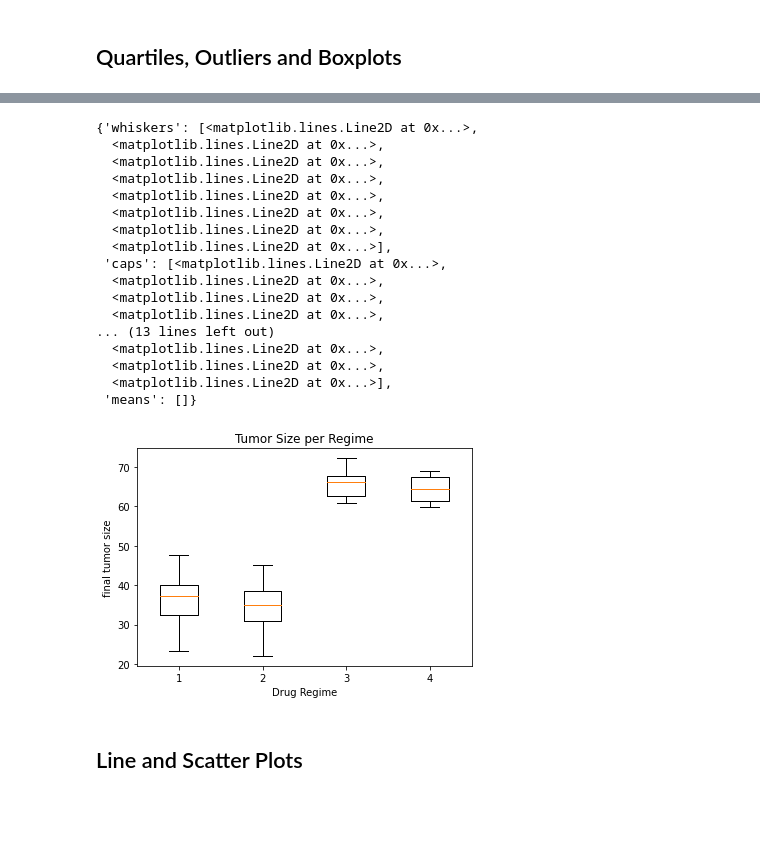
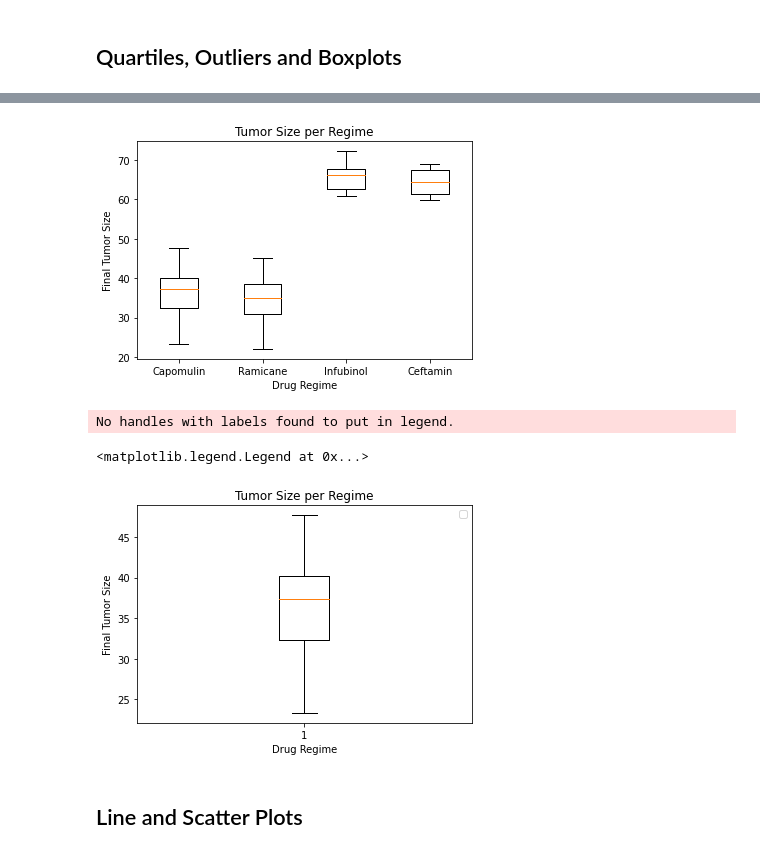
Before and after one commit to scavazos4/Pymaceuticals-challenge, a Jupyter notebook: Pymaceuticals/pymaceuticals_starter.ipynb, the cells around one changed output, grey strips where cells are left out. Drawn from its saved outputs; the diff is of its cells as text; code cells hidden in the pictures; blank space fills up the shorter version.

Commit message:
box plot and start of quartiles

```diff
--- a/Pymaceuticals/pymaceuticals_starter.ipynb
+++ b/Pymaceuticals/pymaceuticals_starter.ipynb
@@ -140,10 +140,10 @@ totalMicePie
 
 # Start by getting the last (greatest) timepoint for each mouse
 lastMiceTime = cleanMice.loc[cleanMice["Timepoint"]== 45,:]
-capDrugs = lastMiceTime.loc[lastMiceTime["Drug Regimen"]=="Capomulin", :]
-ramDrugs =lastMiceTime.loc[lastMiceTime["Drug Regimen"]=="Ramicane", :]
-infDrugs = lastMiceTime.loc[lastMiceTime["Drug Regimen"]=="Infubinol", :]
-cefDrugs = lastMiceTime.loc[lastMiceTime["Drug Regimen"]=="Ceftamin", :]
+capDrugsRaw = lastMiceTime.loc[lastMiceTime["Drug Regimen"]=="Capomulin", :]
+ramDrugsRaw =lastMiceTime.loc[lastMiceTime["Drug Regimen"]=="Ramicane", :]
+infDrugsRaw = lastMiceTime.loc[lastMiceTime["Drug Regimen"]=="Infubinol", :]
+cefDrugsRaw = lastMiceTime.loc[lastMiceTime["Drug Regimen"]=="Ceftamin", :]
 
 fourDrugsMice = pd.concat([capDrugs, ramDrugs, infDrugs, cefDrugs])
 
@@ -167,18 +166,17 @@ fourDrugsMice
 # %%
 # Put treatments into a list for for loop (and later for plot labels)
-capDrugs = capDrugs["Tumor Volume (mm3)"]
+capDrugs = capDrugsRaw["Tumor Volume (mm3)"]
 capDrugs = capDrugs.rename("Capomulin")
 
-ramDrugs = ramDrugs["Tumor Volume (mm3)"]
+ramDrugs = ramDrugsRaw["Tumor Volume (mm3)"]
 ramDrugs = ramDrugs.rename("Ramicane")
 
-infDrugs = infDrugs["Tumor Volume (mm3)"]
+infDrugs = infDrugsRaw["Tumor Volume (mm3)"]
 infDrugs = infDrugs.rename("Infubinol")
 
-cefDrugs = cefDrugs["Tumor Volume (mm3)"]
+cefDrugs = cefDrugsRaw["Tumor Volume (mm3)"]
 cefDrugs = cefDrugs.rename("Ceftamin")
 
-cefDrugs
 
 # Create empty list to fill with tumor vol data (for plotting)
 
@@ -211,30 +221,25 @@ Name: Ceftamin, dtype: float64
 # %%
 fig1, ax1 = plt.subplots()
 ax1.set_title("Tumor Size per Regime")
-ax1.set_ylabel("final tumor size")
+ax1.set_ylabel("Final Tumor Size")
 ax1.set_xlabel("Drug Regime")
-ax1.boxplot([capDrugs,ramDrugs,infDrugs,cefDrugs])
+ax1.set_xticklabels(["Capomulin","Ramicane","Infubinol","Ceftamin"])
+plt.show(ax1.boxplot([capDrugs,ramDrugs,infDrugs,cefDrugs]))
 # %% [output]
-{'whiskers': [<matplotlib.lines.Line2D at 0x...>,
-  <matplotlib.lines.Line2D at 0x...>,
-  <matplotlib.lines.Line2D at 0x...>,
-  <matplotlib.lines.Line2D at 0x...>,
-  <matplotlib.lines.Line2D at 0x...>,
-  <matplotlib.lines.Line2D at 0x...>,
-  <matplotlib.lines.Line2D at 0x...>,
-  <matplotlib.lines.Line2D at 0x...>],
- 'caps': [<matplotlib.lines.Line2D at 0x...>,
-  <matplotlib.lines.Line2D at 0x...>,
-  <matplotlib.lines.Line2D at 0x...>,
-  <matplotlib.lines.Line2D at 0x...>,
-... (13 lines left out)
-  <matplotlib.lines.Line2D at 0x...>,
-  <matplotlib.lines.Line2D at 0x...>,
-  <matplotlib.lines.Line2D at 0x...>],
- 'means': []}
-[figure, old version]
+[figure, new version]
 # %%
 # Generate a box plot of the final tumor volume of each mouse across four regimens of interest
+fig1, ax1 = plt.subplots()
+ax1.set_title("Tumor Size per Regime")
+ax1.set_ylabel("Final Tumor Size")
+ax1.set_xlabel("Drug Regime")
+ax1.boxplot(capDrugs)
+ax1.legend()
+#plt.show(ax1.boxplot([capDrugs,ramDrugs,infDrugs,cefDrugs]))
+# %% [output]
+No handles with labels found to put in legend.
+<matplotlib.legend.Legend at 0x...>
+[figure, added]
 # %% [markdown]
 ## Line and Scatter Plots
 # %%
```
Also changed, not shown: parts of 3 cells of this notebook.
